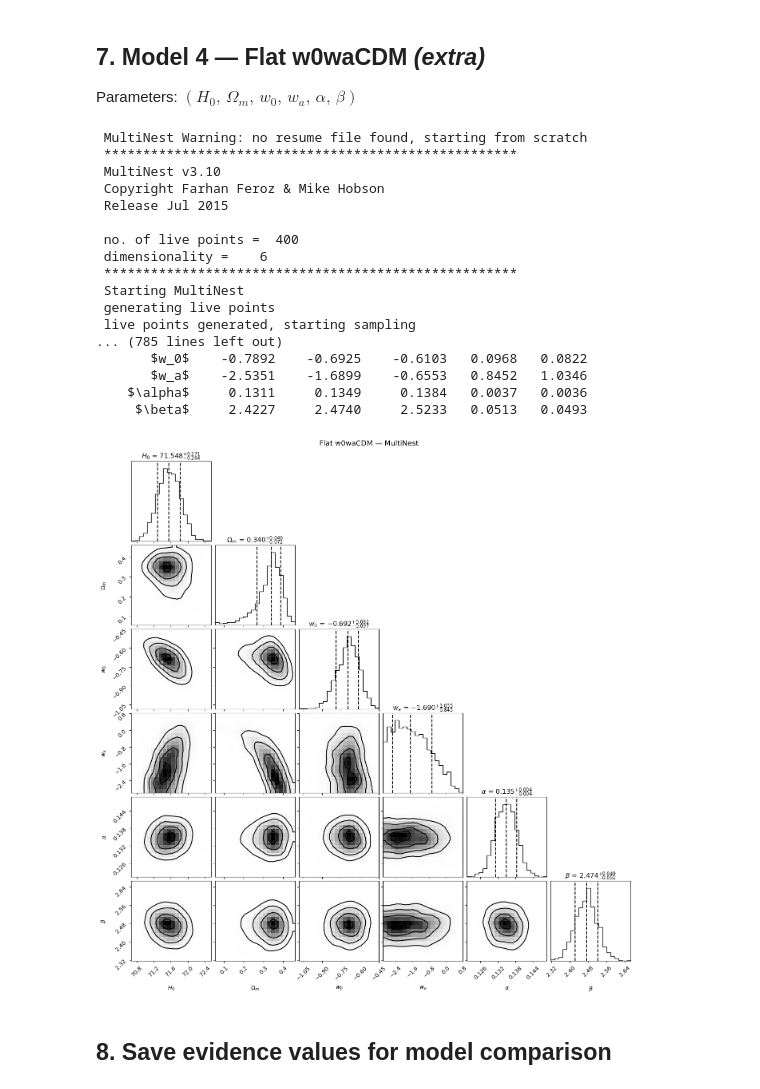
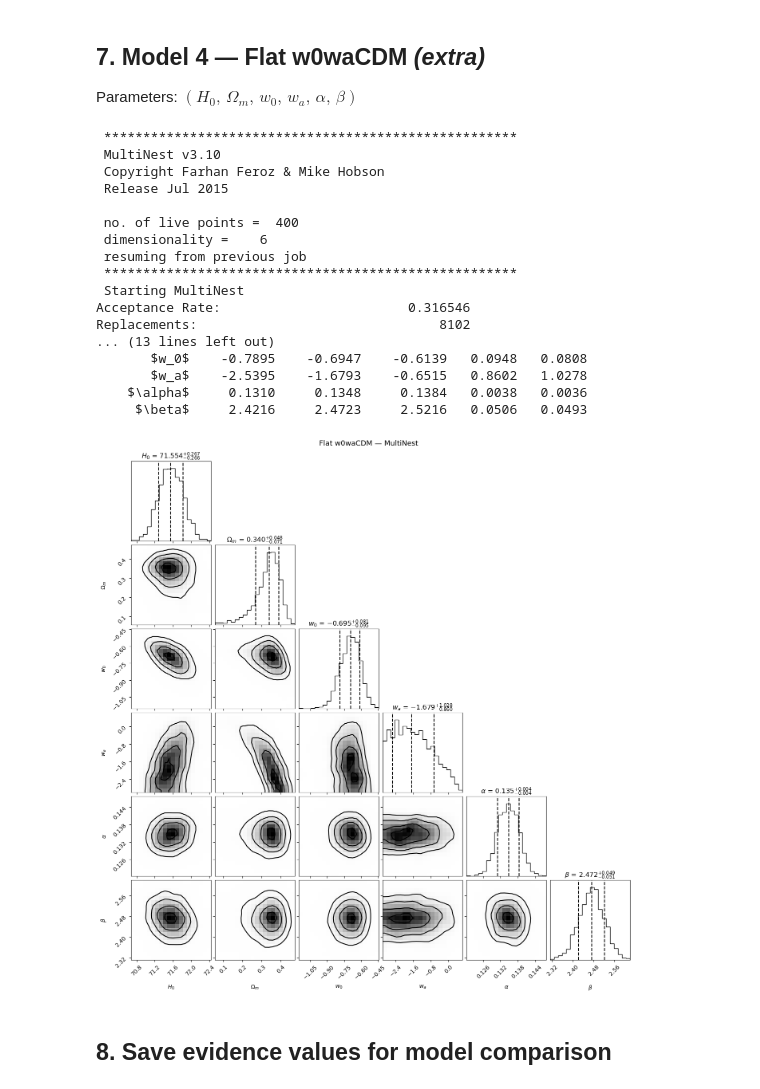
Before and after one commit to edwphysics/advanced_lab, a Jupyter notebook: topic3_multinest/pantheon_multinest.ipynb, the cells around one changed output. Cells and saved outputs as stored; diff of their text form; code cells hidden in the pictures.

```diff
--- a/topic3_multinest/pantheon_multinest.ipynb
+++ b/topic3_multinest/pantheon_multinest.ipynb
@@ -293,41 +280,41 @@ save_corner(data_wcdm, NAMES_WCDM, 'Flat wCDM — MultiNest', 'mn_corner_wcdm.pn
 ## 7. Model 4 — Flat w0waCDM *(extra)*
 Parameters: $(H_0,\, \Omega_m,\, w_0,\, w_a,\, \alpha,\, \beta)$
 # %%
-PRIOR_W0WA = [(50,100), (0.05,0.7), (-3.0,0.0), (-3.0,3.0), (0.0,1.0), (1.0,5.0)]
+PRIOR_W0WA = [(50,100), (0.0,0.7), (-3.0,0.0), (-3.0,3.0), (0.0,1.0), (1.0,5.0)]
 NAMES_W0WA = [r'$H_0$', r'$\Omega_m$', r'$w_0$', r'$w_a$', r'$\alpha$', r'$\beta$']
 
 def prior_w0wa(cube, ndim, nparams):
     for i, (lo, hi) in enumerate(PRIOR_W0WA):
         cube[i] = lo + (hi - lo) * cube[i]
 
 def loglike_w0wa(cube, ndim, nparams):
     H0, Om0, w0, wa, alpha, beta = cube[0],cube[1],cube[2],cube[3],cube[4],cube[5]
     mu_th = mu_theory(z, 'Flat w0waCDM', [H0, Om0, w0, wa])
     if not np.all(np.isfinite(mu_th)): return -1e30
     return log_likelihood_cov(mu_th, alpha, beta)
 
 data_w0wa, stats_w0wa = run_multinest('Flat w0waCDM', prior_w0wa, loglike_w0wa, NAMES_W0WA)
 print_results(data_w0wa, NAMES_W0WA)
 save_corner(data_w0wa, NAMES_W0WA, 'Flat w0waCDM — MultiNest', 'mn_corner_w0wa.png')
 # %% [output]
- MultiNest Warning: no resume file found, starting from scratch
  *****************************************************
  MultiNest v3.10
  Copyright Farhan Feroz & Mike Hobson
  Release Jul 2015
 
  no. of live points =  400
  dimensionality =    6
+ resuming from previous job
  *****************************************************
  Starting MultiNest
- generating live points
- live points generated, starting sampling
-... (785 lines left out)
-       $w_0$    -0.7892    -0.6925    -0.6103   0.0968   0.0822
-       $w_a$    -2.5351    -1.6899    -0.6553   0.8452   1.0346
-    $\alpha$     0.1311     0.1349     0.1384   0.0037   0.0036
-     $\beta$     2.4227     2.4740     2.5233   0.0513   0.0493
+Acceptance Rate:                        0.316546
+Replacements:                               8102
+... (13 lines left out)
+       $w_0$    -0.7895    -0.6947    -0.6139   0.0948   0.0808
+       $w_a$    -2.5395    -1.6793    -0.6515   0.8602   1.0278
+    $\alpha$     0.1310     0.1348     0.1384   0.0038   0.0036
+     $\beta$     2.4216     2.4723     2.5216   0.0506   0.0493
-[figure, old version]
+[figure, new version]
 # %% [markdown]
 ## 8. Save evidence values for model comparison
 # %%
```
Also changed, not shown: parts of 4 cells of this notebook, 8 other files.
